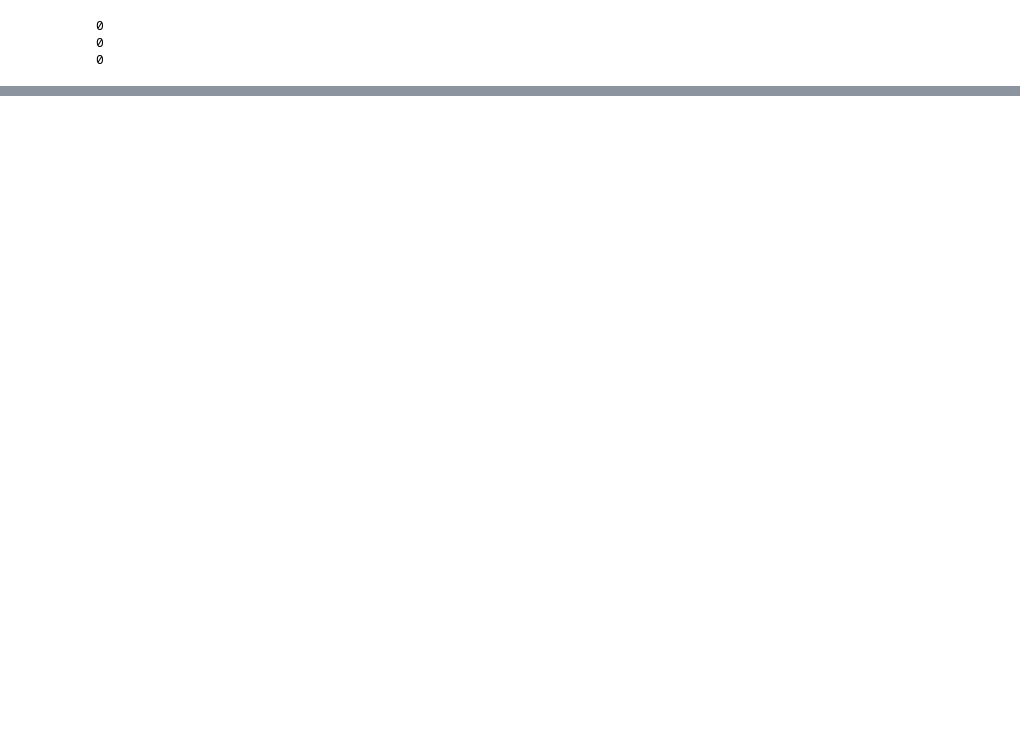
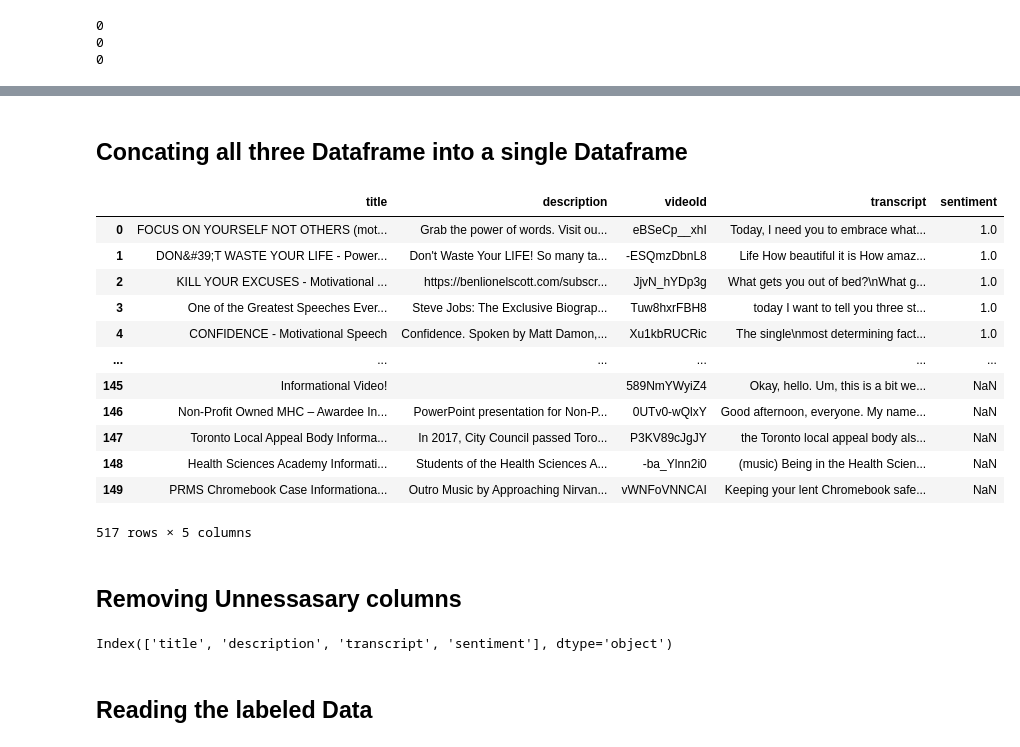
Before and after one commit to fahamin5149/Youtube-vidoes-sentiment-analysis, a Jupyter notebook: Preprocessing.ipynb, the cells around one changed output, grey strips where cells are left out. Saved outputs shown, nothing was run; the diff lists cells and outputs as text; code cells hidden in the pictures; blank space fills up the shorter version.

```diff
--- a/Preprocessing.ipynb
+++ b/Preprocessing.ipynb
@@ -325,0 +348,21 @@ positive_df
+# %% [markdown]
+## Concating all three Dataframe into a single Dataframe
+# %%
+df =pd.concat([positive_df,negative_df,neutral_df])
+df
+# %% [output]
+|  | title | description | videoId | transcript | sentiment |
+| 0 | FOCUS ON YOURSELF NOT OTHERS (mot... | Grab the power of words. Visit ou... | eBSeCp__xhI | Today, I need you to embrace what... | 1.0 |
+| 1 | DON&#39;T WASTE YOUR LIFE - Power... | Don't Waste Your LIFE! So many ta... | -ESQmzDbnL8 | Life How beautiful it is How amaz... | 1.0 |
+| 2 | KILL YOUR EXCUSES - Motivational ... | https://benlionelscott.com/subscr... | JjvN_hYDp3g | What gets you out of bed?\nWhat g... | 1.0 |
+| 3 | One of the Greatest Speeches Ever... | Steve Jobs: The Exclusive Biograp... | Tuw8hxrFBH8 | today I want to tell you three st... | 1.0 |
+| 4 | CONFIDENCE - Motivational Speech | Confidence. Spoken by Matt Damon,... | Xu1kbRUCRic | The single\nmost determining fact... | 1.0 |
+| ... | ... | ... | ... | ... | ... |
+| 145 | Informational Video! |  | 589NmYWyiZ4 | Okay, hello. Um, this is a bit we... | NaN |
+| 146 | Non-Profit Owned MHC – Awardee In... | PowerPoint presentation for Non-P... | 0UTv0-wQlxY | Good afternoon, everyone. My name... | NaN |
+| 147 | Toronto Local Appeal Body Informa... | In 2017, City Council passed Toro... | P3KV89cJgJY | the Toronto local appeal body als... | NaN |
+| 148 | Health Sciences Academy Informati... | Students of the Health Sciences A... | -ba_Ylnn2i0 | (music) Being in the Health Scien... | NaN |
+| 149 | PRMS Chromebook Case Informationa... | Outro Music by Approaching Nirvan... | vWNFoVNNCAI | Keeping your lent Chromebook safe... | NaN |
+517 rows × 5 columns
+# %% [markdown]
+## Removing Unnessasary columns
@@ -325,0 +371,4 @@ positive_df
+# %%
+df.columns
+# %% [output]
+Index(['title', 'description', 'transcript', 'sentiment'], dtype='object')
@@ -325,0 +377,2 @@ positive_df
+# %% [markdown]
+## Reading the labeled Data
```
Also changed, not shown: parts of 80 cells of this notebook, 1 other file.
